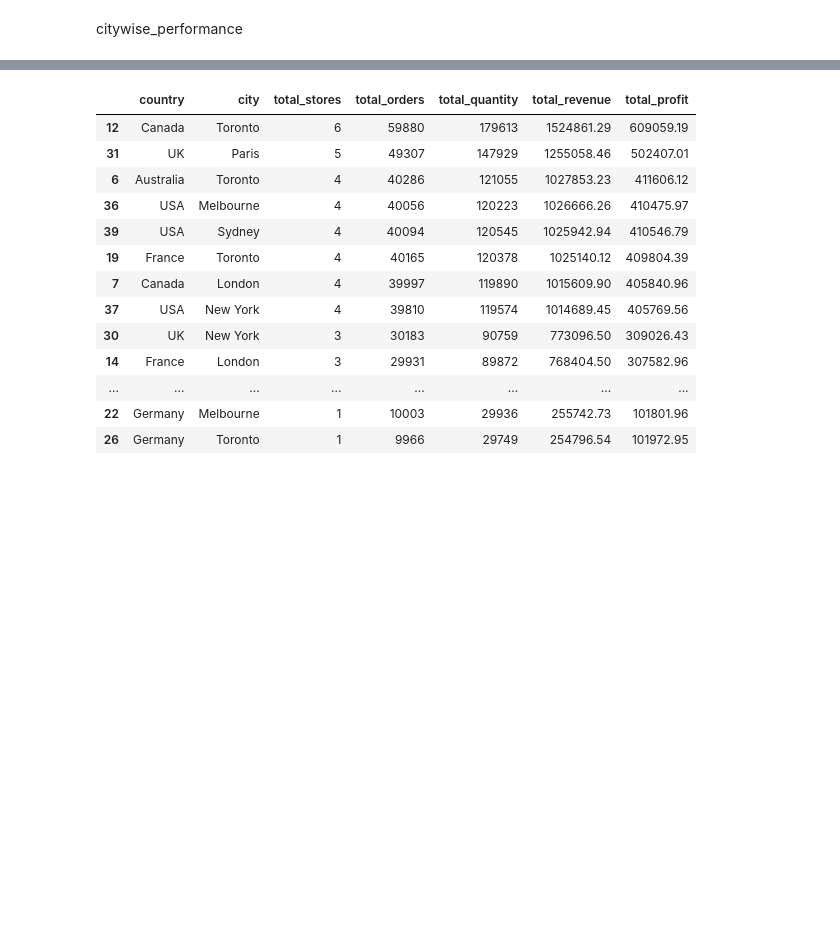
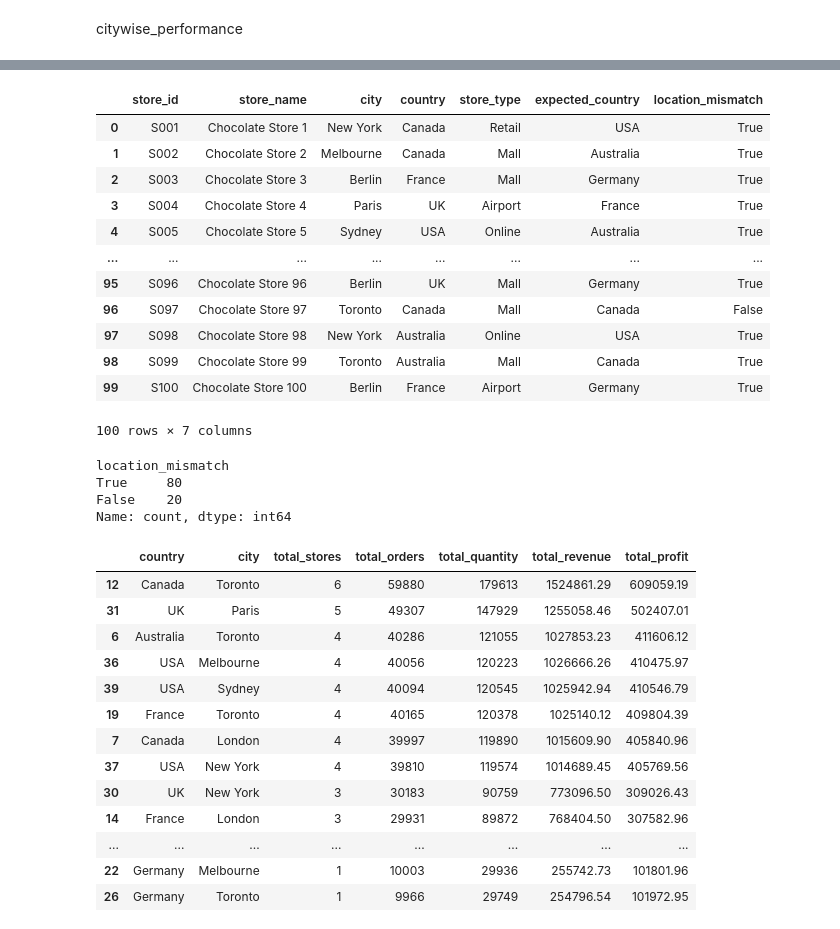
Before and after one commit to Devendra-afk/Retail_Stores_Analysis, a Jupyter notebook: python/notebooks/01_sales_eda.ipynb, the cells around one changed output, grey strips where cells are left out. Cells and saved outputs as stored; diff of their text form; code cells hidden in the pictures; blank space fills up the shorter version.

Commit message:
found discrepencies in city-country pairs 80% incorrect

```diff
--- a/python/notebooks/01_sales_eda.ipynb
+++ b/python/notebooks/01_sales_eda.ipynb
@@ -1167,3 +1254,39 @@ citywise_performance
+# %%
+valid_city_country = {
+    'New York' : 'USA',
+    'Toronto' : 'Canada',
+    'Berlin' : 'Germany',
+    'London' : 'UK',
+    'Melbourne' : 'Australia',
+    'Paris' : 'France',
+    'Sydney' : 'Australia'
+}
+
+df_stores['expected_country'] = df_stores['city'].map(valid_city_country)
+df_stores['location_mismatch'] = (
+    df_stores['country'] != df_stores['expected_country']
+)
+
+display(df_stores)
+display(df_stores['location_mismatch'].value_counts())
+# %% [output]
+|  | store_id | store_name | city | country | store_type | expected_country | location_mismatch |
+| 0 | S001 | Chocolate Store 1 | New York | Canada | Retail | USA | True |
+| 1 | S002 | Chocolate Store 2 | Melbourne | Canada | Mall | Australia | True |
+| 2 | S003 | Chocolate Store 3 | Berlin | France | Mall | Germany | True |
+| 3 | S004 | Chocolate Store 4 | Paris | UK | Airport | France | True |
+| 4 | S005 | Chocolate Store 5 | Sydney | USA | Online | Australia | True |
+| ... | ... | ... | ... | ... | ... | ... | ... |
+| 95 | S096 | Chocolate Store 96 | Berlin | UK | Mall | Germany | True |
+| 96 | S097 | Chocolate Store 97 | Toronto | Canada | Mall | Canada | False |
+| 97 | S098 | Chocolate Store 98 | New York | Australia | Online | USA | True |
+| 98 | S099 | Chocolate Store 99 | Toronto | Australia | Mall | Canada | True |
+| 99 | S100 | Chocolate Store 100 | Berlin | France | Airport | Germany | True |
+100 rows × 7 columns
+location_mismatch
+True     80
+False    20
+Name: count, dtype: int64
 # %%
 city_performance = (
     sales_with_store
```
Also changed, not shown: parts of 6 cells of this notebook.
